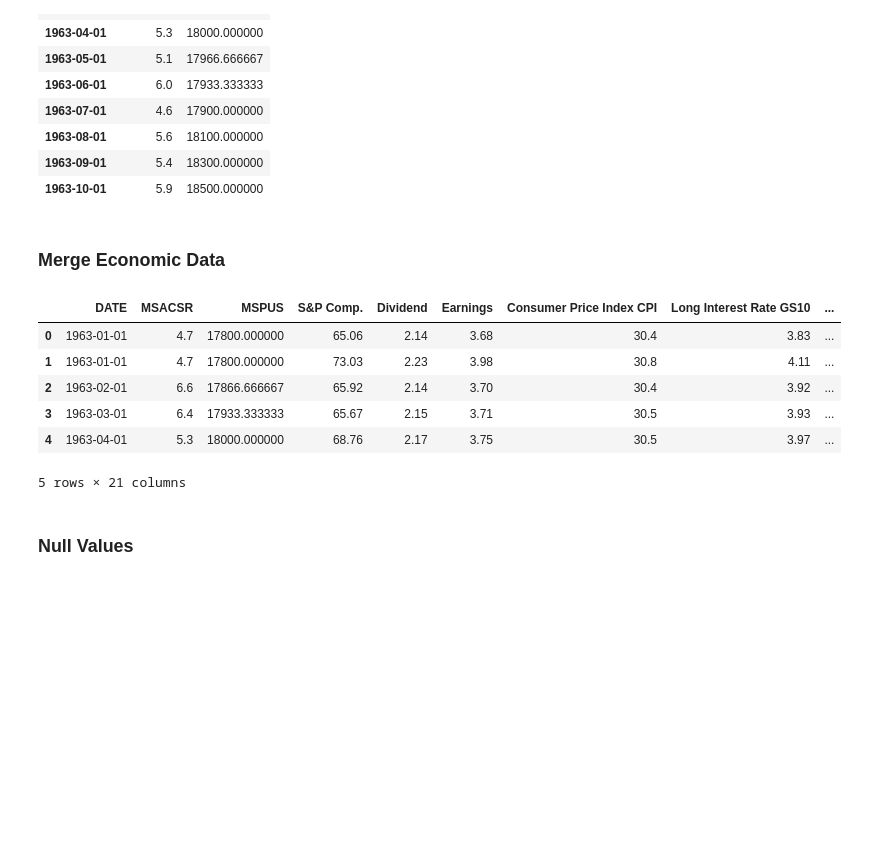
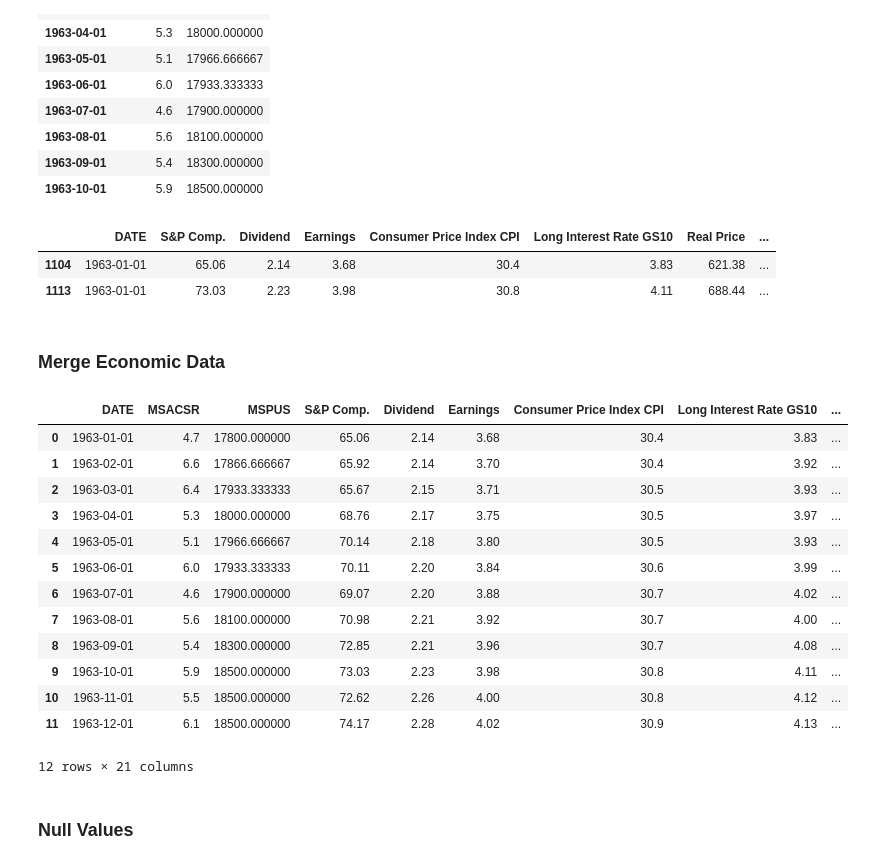
Before and after one commit to hsdistefa/mas-thesis, a Jupyter notebook: EDA.ipynb, the cells around one changed output. Saved outputs shown, nothing was run; the diff lists cells and outputs as text; code cells hidden in the pictures; blank space fills up the shorter version.

Commit message:
Fixed October dates being cast to January during string conversion

```diff
--- a/EDA.ipynb
+++ b/EDA.ipynb
@@ -140,13 +121,14 @@ None
 econ_df = econ_df.rename(columns={'Date': 'DATE'})
 
 # Get the date column in to a format strftime can handle
-econ_df['DATE'] = econ_df['DATE'].astype('str') + '.01'  # Assume data is from the first of each month
-econ_df['DATE'] = econ_df['DATE'].str.replace('.', '-')
+econ_df['DATE'] = econ_df['DATE'].apply(lambda x: "{:.2f}".format(x))  # convert to str, keep trailing zeros
+econ_df['DATE'] = econ_df['DATE'] + '.01'  # Assume data is from the first of each month
+econ_df['DATE'] = econ_df['DATE'].str.replace('.', '-', regex=False)
 
 # Convert to datetime object
-econ_df['DATE'] = pd.to_datetime(econ_df['DATE'], format='%Y.%m')
+econ_df['DATE'] = pd.to_datetime(econ_df['DATE'], format='%Y-%m-%d')
 
-econ_df.head()
+econ_df.head(12)
 # %% [output]
 |  | DATE | S&P Comp. | Dividend | Earnings | Consumer Price Index CPI | Long Interest Rate GS10 | Real Price | ... |
 | 0 | 1871-01-01 | 4.44 | 0.26 | 0.4 | 12.46 | 5.32 | 103.43 | ... |
@@ -210,20 +199,35 @@ df_pad.head(10)
 | 1963-08-01 | 5.6 | 18100.000000 |
 | 1963-09-01 | 5.4 | 18300.000000 |
 | 1963-10-01 | 5.9 | 18500.000000 |
+# %%
+econ_df.head()
+
+econ_df.loc[econ_df['DATE'] == '1963-01-01']
+# %% [output]
+|  | DATE | S&P Comp. | Dividend | Earnings | Consumer Price Index CPI | Long Interest Rate GS10 | Real Price | ... |
+| 1104 | 1963-01-01 | 65.06 | 2.14 | 3.68 | 30.4 | 3.83 | 621.38 | ... |
+| 1113 | 1963-01-01 | 73.03 | 2.23 | 3.98 | 30.8 | 4.11 | 688.44 | ... |
 # %% [markdown]
 ### Merge Economic Data
 # %%
-df = inter_df.merge(econ_df, on='DATE', how='left')  # Combine data into df for interpolation
+df = df_pad.merge(econ_df, on='DATE', how='left')  # Combine data into df for interpolation
 
-df.head()
+df.head(12)
 # %% [output]
 |  | DATE | MSACSR | MSPUS | S&P Comp. | Dividend | Earnings | Consumer Price Index CPI | Long Interest Rate GS10 | ... |
 | 0 | 1963-01-01 | 4.7 | 17800.000000 | 65.06 | 2.14 | 3.68 | 30.4 | 3.83 | ... |
-| 1 | 1963-01-01 | 4.7 | 17800.000000 | 73.03 | 2.23 | 3.98 | 30.8 | 4.11 | ... |
-| 2 | 1963-02-01 | 6.6 | 17866.666667 | 65.92 | 2.14 | 3.70 | 30.4 | 3.92 | ... |
-| 3 | 1963-03-01 | 6.4 | 17933.333333 | 65.67 | 2.15 | 3.71 | 30.5 | 3.93 | ... |
-| 4 | 1963-04-01 | 5.3 | 18000.000000 | 68.76 | 2.17 | 3.75 | 30.5 | 3.97 | ... |
+| 1 | 1963-02-01 | 6.6 | 17866.666667 | 65.92 | 2.14 | 3.70 | 30.4 | 3.92 | ... |
+| 2 | 1963-03-01 | 6.4 | 17933.333333 | 65.67 | 2.15 | 3.71 | 30.5 | 3.93 | ... |
+| 3 | 1963-04-01 | 5.3 | 18000.000000 | 68.76 | 2.17 | 3.75 | 30.5 | 3.97 | ... |
+| 4 | 1963-05-01 | 5.1 | 17966.666667 | 70.14 | 2.18 | 3.80 | 30.5 | 3.93 | ... |
+| 5 | 1963-06-01 | 6.0 | 17933.333333 | 70.11 | 2.20 | 3.84 | 30.6 | 3.99 | ... |
+| 6 | 1963-07-01 | 4.6 | 17900.000000 | 69.07 | 2.20 | 3.88 | 30.7 | 4.02 | ... |
+| 7 | 1963-08-01 | 5.6 | 18100.000000 | 70.98 | 2.21 | 3.92 | 30.7 | 4.00 | ... |
+| 8 | 1963-09-01 | 5.4 | 18300.000000 | 72.85 | 2.21 | 3.96 | 30.7 | 4.08 | ... |
+| 9 | 1963-10-01 | 5.9 | 18500.000000 | 73.03 | 2.23 | 3.98 | 30.8 | 4.11 | ... |
+| 10 | 1963-11-01 | 5.5 | 18500.000000 | 72.62 | 2.26 | 4.00 | 30.8 | 4.12 | ... |
+| 11 | 1963-12-01 | 6.1 | 18500.000000 | 74.17 | 2.28 | 4.02 | 30.9 | 4.13 | ... |
-5 rows × 21 columns
+12 rows × 21 columns
 # %% [markdown]
 ### Null Values
 # %%
```
Also changed, not shown: parts of 6 cells of this notebook.
